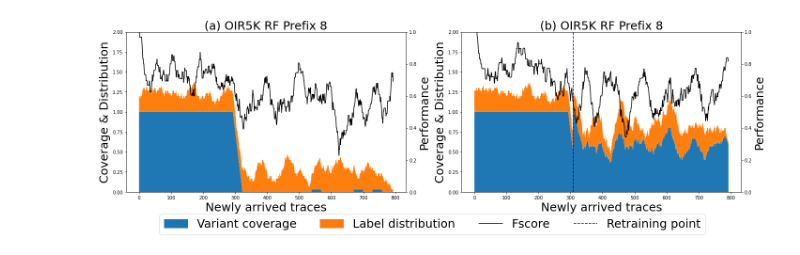
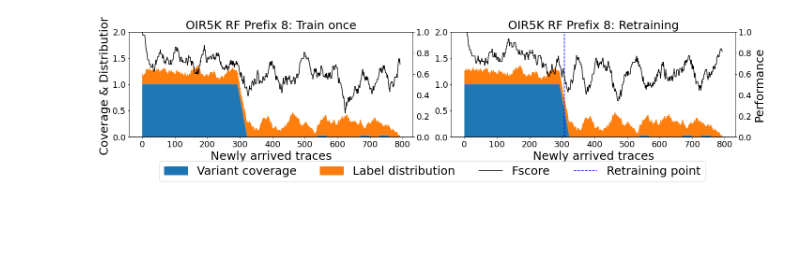
Before and after one commit to ghksdl6025/tailored_retraining, a Jupyter notebook: Graph code/visualization.ipynb, the cells around one changed output. Saved outputs shown, nothing was run; the diff lists cells and outputs as text; code cells hidden in the pictures; blank space fills up the shorter version.

```diff
--- a/Graph code/visualization.ipynb
+++ b/Graph code/visualization.ipynb
@@ -123,21 +158,21 @@ for prefix in range(12,13):
 # %%
-for prefix in range(12,13):
+for prefix in [1]:
     plt.rcParams["figure.figsize"] = (10,6)
-    dataset = 'IRO5K'
-    classifier = 'xgb'
-    performance = '../result/%s/%s/performance/rebalanced_True prefix_%s performance retrained.csv'%(dataset, classifier, prefix)
+    dataset = 'OIR5K'
+    classifier = 'hatc'
+    performance = '../result/%s/%s/performance/rebalanced_True prefix_%s performance label retrained.csv'%(dataset, classifier, prefix)
     performance = pd.read_csv(performance)
 
-    label =pd.read_csv('../result/%s/%s/rebalanced_True label retrained.csv'%(dataset, classifier))
-    variant =pd.read_csv('../result/%s/%s/rebalanced_True variant retrained.csv'%(dataset, classifier))
+    label =pd.read_csv('../result/%s/%s/rebalanced_True label label retrained.csv'%(dataset, classifier))
+    variant =pd.read_csv('../result/%s/%s/rebalanced_True variant label retrained.csv'%(dataset, classifier))
     if dataset == 'bpic17':
-        event_attrs =pd.read_csv('../result/%s/%s/rebalanced_True event_attrs retrained.csv'%(dataset, classifier))
+        event_attrs =pd.read_csv('../result/%s/%s/rebalanced_True event_attrs.csv'%(dataset, classifier))
 
     fig, ax1 = plt.subplots()
     ax2 = ax1.twinx()
     stackplot_labels = ['Variant coverage', 'Label distribution', 'Event attrs coverage']
     if dataset == 'bpic17':
-        print(max(variant.loc[:,str(prefix)]), min(variant.loc[:,str(prefix)]), np.average(variant.loc[:,str(prefix)]))
+        print(np.average(performance['fscore']))
         stackplot_labels = ['Variant coverage', 'Label distribution', 'Event attrs coverage']
         ax1.stackplot(range(len(variant)), variant.loc[:,str(prefix)], label.loc[:,str(prefix)], event_attrs.loc[:,str(prefix)], labels = stackplot_labels)
         # ax1.axhline(y=0.7, color='r', linestyle='-')
@@ -147,7 +182,7 @@ for prefix in range(12,13):
         ax1.stackplot(range(len(variant)), variant.loc[:,str(prefix)], label.loc[:,str(prefix)], labels = stackplot_labels)
     ax2.plot(range(len(variant)), performance['fscore'], 'black', label = 'Fscore')
 
-    ax1.axvline(get_retraining_point(dataset, classifier, prefix), linestyle='--',color = 'b', label = 'Retraining point')
+    ax1.axvline(126, linestyle='--',color = 'b', label = 'Retraining point')
     fig.legend(loc="center", bbox_to_anchor=(0.5,-0.22), ncols = 2, bbox_transform=ax1.transAxes, fontsize = 18)
 
     if dataset != 'bpic17':
@@ -166,5 +201,5 @@ for prefix in range(12,13):
     except:
         pass
 #     plt.show()
-#     plt.savefig('../img/%s/%s/Prefix %s result retrained.pdf'%(dataset, classifier, prefix), bbox_inches='tight')
+    plt.savefig('../img/%s/%s/Prefix %s result label retrained.png'%(dataset, classifier, prefix), bbox_inches='tight')
 # %% [output]
@@ -172,19 +223,68 @@ for prefix in range(12,13):
 # %%
-plt.rcParams["figure.figsize"] = (20,6)
+def plotting_corr_graph(plot, dataset, prefix, classifier, retraining=False):
+    performance = pd.read_csv('../result/%s/%s/performance/rebalanced_True prefix_%s performance.csv'%(dataset, classifier, prefix))
+    label =pd.read_csv('../result/%s/%s/rebalanced_True label.csv'%(dataset, classifier))
+    variant =pd.read_csv('../result/%s/%s/rebalanced_True variant.csv'%(dataset, classifier))
+
+    if retraining == True:
+        performance = pd.read_csv('../result/%s/%s/performance/rebalanced_True prefix_%s performance retrained.csv'%(dataset, classifier, prefix))
+        label =pd.read_csv('../result/%s/%s/rebalanced_True label retrained.csv'%(dataset, classifier))
+        variant =pd.read_csv('../result/%s/%s/rebalanced_True variant.csv'%(dataset, classifier))
+
+    ax2 = plot.twinx()
+
+    stackplot_labels = ['Variant coverage', 'Label distribution']
+
+    if dataset == 'bpic17':
+        stackplot_labels = ['Variant coverage', 'Label distribution', 'Event attrs coverage']
+        event_attrs =pd.read_csv('../result/%s/%s/rebalanced_True event_attrs.csv'%(dataset, classifier))
+        plot.stackplot(range(len(variant)), variant.loc[:,str(prefix)], label.loc[:,str(prefix)], event_attrs.loc[:,str(prefix)], labels = stackplot_labels)
+    else:
+        plot.stackplot(range(len(variant)), variant.loc[:,str(prefix)], label.loc[:,str(prefix)])
+    ax2.plot(range(len(variant)), performance['fscore'], 'black')
+
+    # fig.legend(loc="center", bbox_to_anchor=(0.5,-0.18), ncols = 3, bbox_transform=ax1.transAxes, fontsize = 18)
+
+    if dataset != 'bpic17':
+        plot.set_ylim(0,2)
+    else:
+        plot.set_ylim(0,3)
+    ax2.set_ylim(0,1)
+    plot.set_xlabel('Newly arrived traces',fontsize = 25)
+    plt.title('(a) %s %s Prefix %s'%(dataset, classifier.upper(), prefix), fontsize = 25)
+    plot.xaxis.set_tick_params(labelsize=18)
+    plot.yaxis.set_tick_params(labelsize=18)
+    ax2.tick_params(labelsize = 18)
+
+    plt.tight_layout()
+
+    return plot,ax2
+
+#OIR5K RF prefix 8 for low corr
+#IRO5K XGB prefix 12 for high corr
+plt.rcParams["figure.figsize"] = (20,4.5)
 fig, axs = plt.subplots(1,2)
 stackplot_labels = ['Variant coverage', 'Label distribution', 'Event attrs coverage']
 count = 0
-print(axs)
 graph1 = axs[0]
 graph2 = axs[1]
 dataset = 'OIR5K'
 classifier = 'rf'
 prefix = 8
-plotting_corr_graph(graph1, dataset, prefix, classifier)
-plt.title('(a) %s %s Prefix %s'%('OIR5K', classifier.upper(), prefix), fontsize = 25)
-graph1.set_xlabel(None)
-plotting_corr_graph(graph2, dataset, prefix, classifier, retraining=True)
-plt.title('(b) %s %s Prefix %s'%('OIR5K', classifier.upper(), prefix), fontsize = 25)
+graph1,_ = plotting_corr_graph(graph1, dataset, prefix, classifier)
+# plt.title('(a) %s %s Prefix %s'%('OIR5K', classifier.upper(), prefix), fontsize = 25)
+
+dataset_title = dataset
+if dataset == 'bpic17':
+    dataset_title = 'BPIC 2017'
+
+plt.title('%s %s Prefix %s: Train once'%(dataset_title, classifier.upper(), prefix), fontsize = 25)
+graph1.set_ylabel('Coverage & Distribution', fontsize = 25)
+
+graph2,_ = plotting_corr_graph(graph2, dataset, prefix, classifier, retraining=True)
+# plt.title('(b) %s %s Prefix %s'%('OIR5K', classifier.upper(), prefix), fontsize = 25)
+plt.title('%s %s Prefix %s: Retraining'%(dataset_title, classifier.upper(), prefix), fontsize = 25)
+_.set_ylabel('Performance', fontsize=25)
 
 label_dist = mpatches.Patch(color='#fa7c0e', label='Label distribution')
 variant_cov = mpatches.Patch(color='#1c74b3', label='Variant coverage')
@@ -196,6 +296,6 @@ legends = [variant_cov, label_dist, fscore_line, retraining_line]
 fig.legend(handles=legends, loc="center", bbox_to_anchor=(0.5,-0.03), ncols = 4, fontsize = 25)
 
 plt.tight_layout()
-plt.show()
-# plt.savefig('../img/result correlation comparison.png', dpi=500, bbox_inches='tight')
+# plt.show()
+plt.savefig('../img/result correlation comparison low variant.pdf', dpi=500, bbox_inches='tight')
 # %% [output]
@@ -203,2 +302,2 @@ plt.show()
-[figure, old version]
+[figure, new version]
 # %%
```
Also changed, not shown: parts of 9 cells of this notebook, 7 other files.
